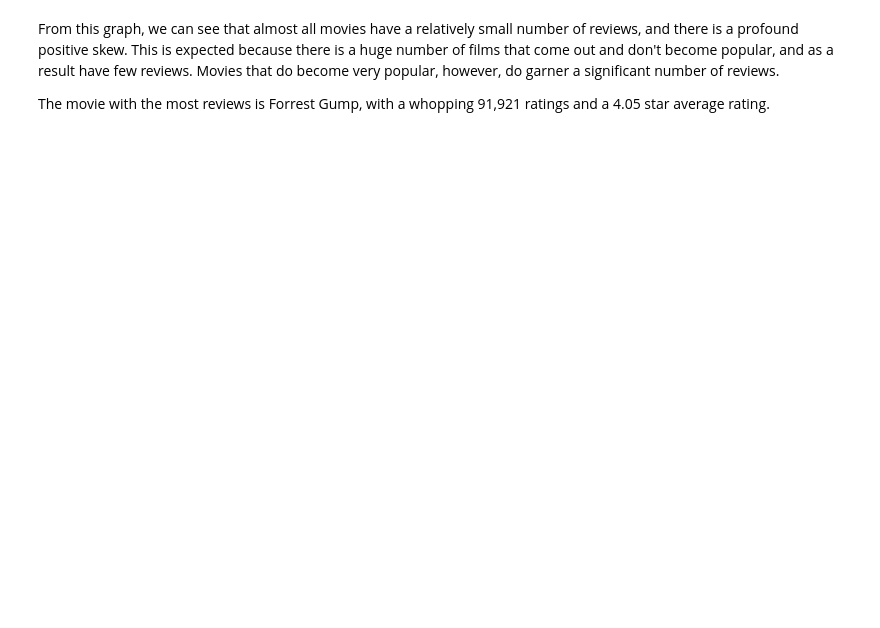
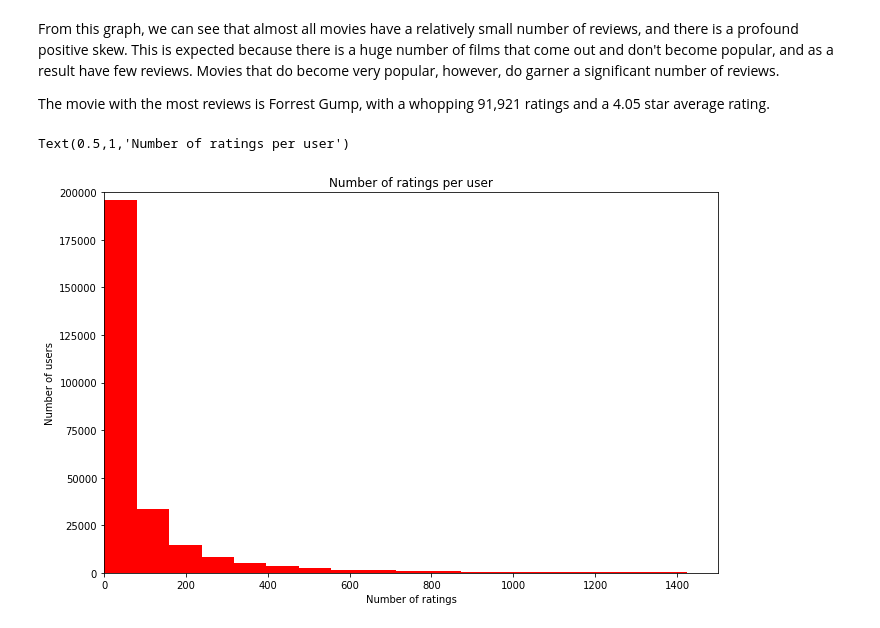
Before and after one commit to ewoodbury/movie-rating-analysis, a Jupyter notebook: Movie Ratings Project.ipynb, the cells around one changed output. Drawn from its saved outputs; the diff is of its cells as text; code cells hidden in the pictures; blank space fills up the shorter version.

```diff
--- a/Movie Ratings Project.ipynb
+++ b/Movie Ratings Project.ipynb
@@ -445,0 +450,9 @@ The movie with the most reviews is Forrest Gump, with a whopping 91,921 ratings
+# %%
+plt.hist(n_ratings_per_user['rating'], bins = 220, color = 'r')
+plt.xlabel('Number of ratings')
+plt.ylabel('Number of users')
+plt.axis([0,1500,0,200000])
+plt.title('Number of ratings per user')
+# %% [output]
+Text(0.5,1,'Number of ratings per user')
+[figure, added]
```
Also changed, not shown: parts of 8 cells of this notebook.
